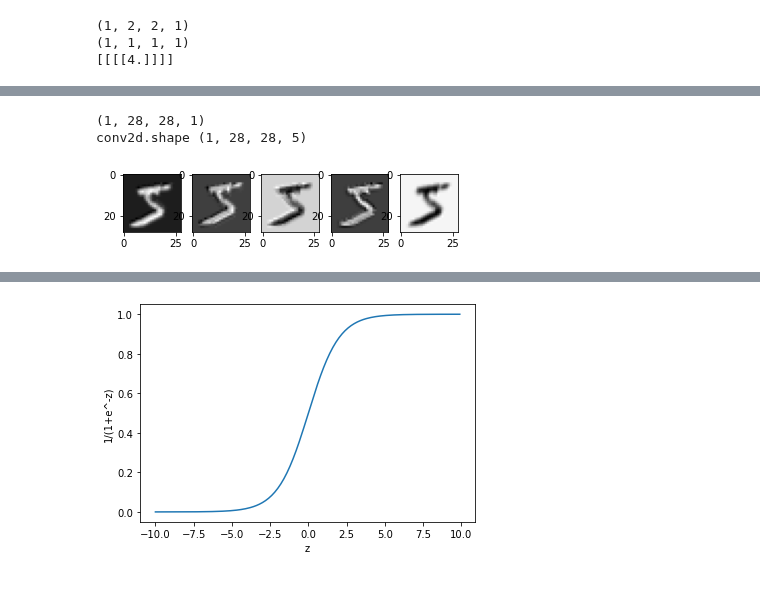
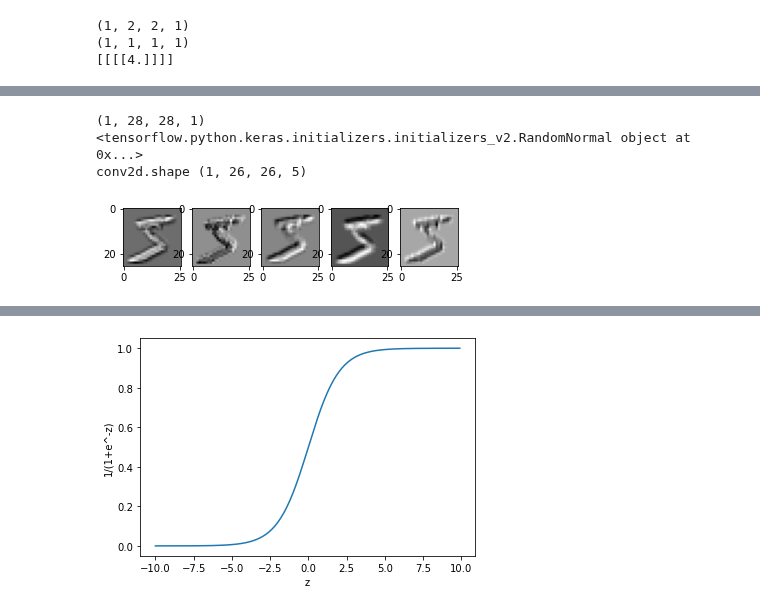
Before and after one commit to imguru-mooc/HVAC_EDU, a Jupyter notebook: 인공지능/source/Chapter_5/1.convnet.ipynb, the cells around one changed output, grey strips where cells are left out. Drawn from its saved outputs; the diff is of its cells as text; code cells hidden in the pictures.

```diff
--- a/인공지능/source/Chapter_5/1.convnet.ipynb
+++ b/인공지능/source/Chapter_5/1.convnet.ipynb
@@ -20,3 +20,6 @@ for i in range(6):
 [28]
 [21]
 [20]
+# %%
+for i in range(6):
+    print(np.dot(x[i:i+4], w_r), end = " ")  # (4,)(4,) => ()
@@ -397,9 +404,17 @@ weight = np.array( [
                      [[[0],[-1],[0]], [[1],[1],[1]], [[0],[-1],[0]]],
                      [[[1],[1],[0]], [[0],[-1],[0]], [[1],[0],[-1]]]
                    ] )
-maps = np.swapaxes(weight, 1, 2)
-maps = np.swapaxes(maps, 0, 1)
 
-for i, map in enumerate(maps):
-    print(map.reshape(3,3))
+print(weight.shape)
+# maps = np.swapaxes(weight, 1, 2)
+# maps = np.swapaxes(maps, 0, 1)
+# maps = np.transpose(weight, (2,0,1,3))
+# print(maps.shape)
+# for i, map in enumerate(maps):
+#     print(map.reshape(3,3))
+
+weight_init = tf.constant_initializer(weight)
+conv2d = tf.keras.layers.Conv2D(filters=1, kernel_size=3, padding='valid', kernel_initializer=weight_init)(image)
+print("conv2d.shape", conv2d.shape)
+print(conv2d.numpy().reshape(3,3))
 # %% [output]
@@ -503,10 +515,10 @@ print(pool.numpy())
 # %%
 import tensorflow as tf
 import numpy as np
-import keras
-from keras.layers import *
+import tensorflow.keras
+from tensorflow.keras.layers import *
 import matplotlib.pyplot as plt
-mnist = keras.datasets.mnist
+mnist = tensorflow.keras.datasets.mnist
 class_names = ['0','1','2','3','4','5','6','7','8','9']
 
 (train_images, train_labels), (test_images, test_labels) = mnist.load_data()
@@ -519,4 +531,5 @@ print(type(img))
 print(img.shape)
 plt.imshow( img, cmap='gray')
 plt.show()
+print(train_images.shape)
 # %% [output]
@@ -528,20 +540,21 @@ Downloading data from https://storage.googleapis.com/tensorflow/tf-keras-dataset
 # %%
 img = img.reshape(-1,28,28,1)
 print(img.shape)
 img_tf = tf.convert_to_tensor(img)
 # print(img_tf.shape)
 # print(img_tf)
-weight_init = keras.initializers.RandomNormal(stddev=0.01)
-# print(weight_init)
-conv2d = tf.keras.layers.Conv2D(filters=5, kernel_size=3, padding='same',
-                             strides=(1,1), kernel_initializer=weight_init)(img_tf)
-print("conv2d.shape", conv2d.shape)
+weight_init = tf.keras.initializers.RandomNormal(stddev=0.01)
+print(weight_init)
+conv2d = tf.keras.layers.Conv2D(filters=5, kernel_size=3, padding='valid',
+                                kernel_initializer=weight_init)(img_tf)  # weight.shape = (3,3,1,5)
+print("conv2d.shape", conv2d.shape) # (1,26,26,5)
 feature_maps = np.swapaxes(conv2d, 0, 3)
 for i, feature_map in enumerate(feature_maps):
-    plt.subplot(1,5,i+1), plt.imshow(feature_map.reshape(28,28), cmap='gray')
+    plt.subplot(1,5,i+1), plt.imshow(feature_map.reshape(26,26), cmap='gray')
 plt.show()
 # %% [output]
 (1, 28, 28, 1)
-conv2d.shape (1, 28, 28, 5)
+<tensorflow.python.keras.initializers.initializers_v2.RandomNormal object at 0x...>
+conv2d.shape (1, 26, 26, 5)
-[figure, old version]
+[figure, new version]
 # %%
```
Also changed, not shown: parts of 40 cells of this notebook, 1 other file.
